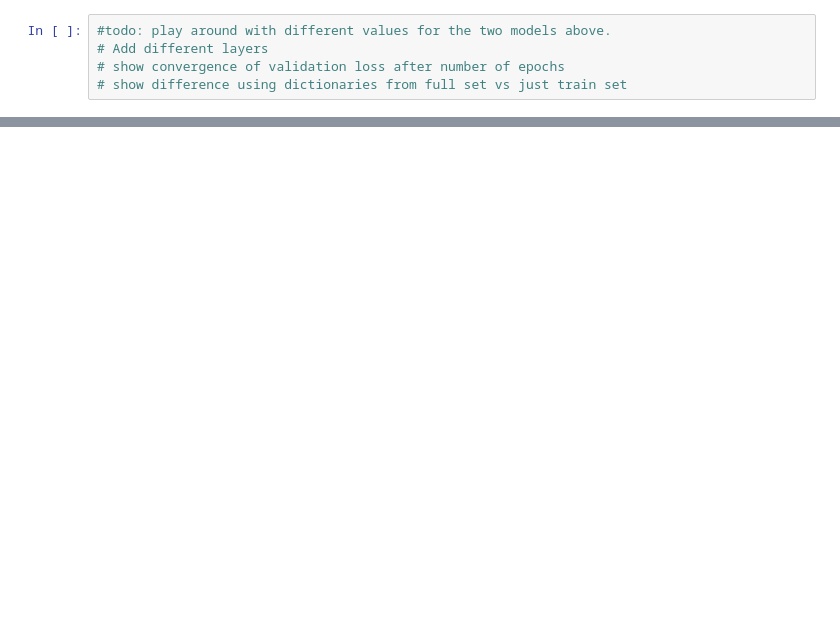
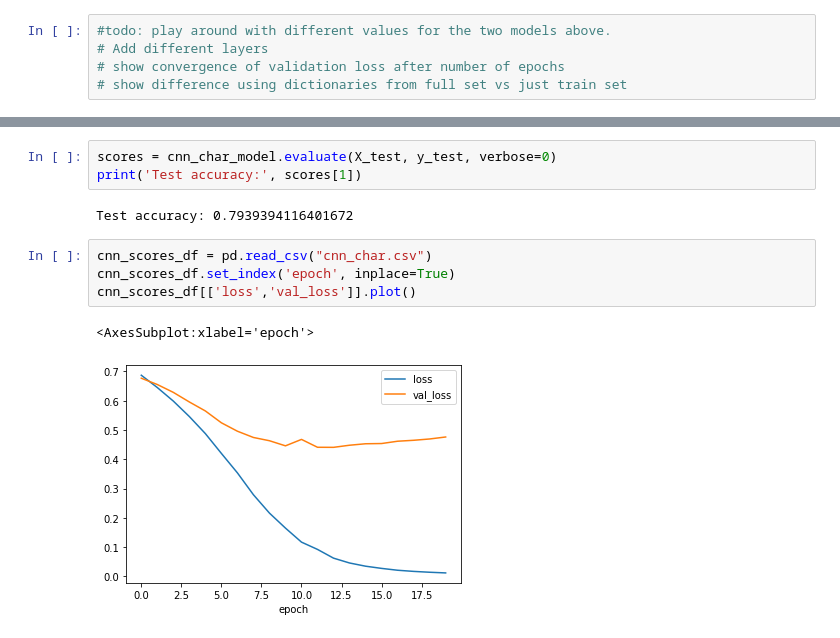
Before and after one commit to polinabee/text-classification, a Jupyter notebook: text-class-2.ipynb, the cells around one changed output, grey strips where cells are left out. Drawn from its saved outputs; the diff is of its cells as text; blank space fills up the shorter version.

```diff
--- a/text-class-2.ipynb
+++ b/text-class-2.ipynb
@@ -342,0 +477,12 @@ print('X_test shape:', X_test.shape, y_test.shape)
+# %%
+scores = cnn_char_model.evaluate(X_test, y_test, verbose=0)
+print('Test accuracy:', scores[1])
+# %% [output]
+Test accuracy: 0.7939394116401672
+# %%
+cnn_scores_df = pd.read_csv("cnn_char.csv")
+cnn_scores_df.set_index('epoch', inplace=True)
+cnn_scores_df[['loss','val_loss']].plot()
+# %% [output]
+<AxesSubplot:xlabel='epoch'>
+[figure, added]
```
Also changed, not shown: parts of 35 cells of this notebook.
